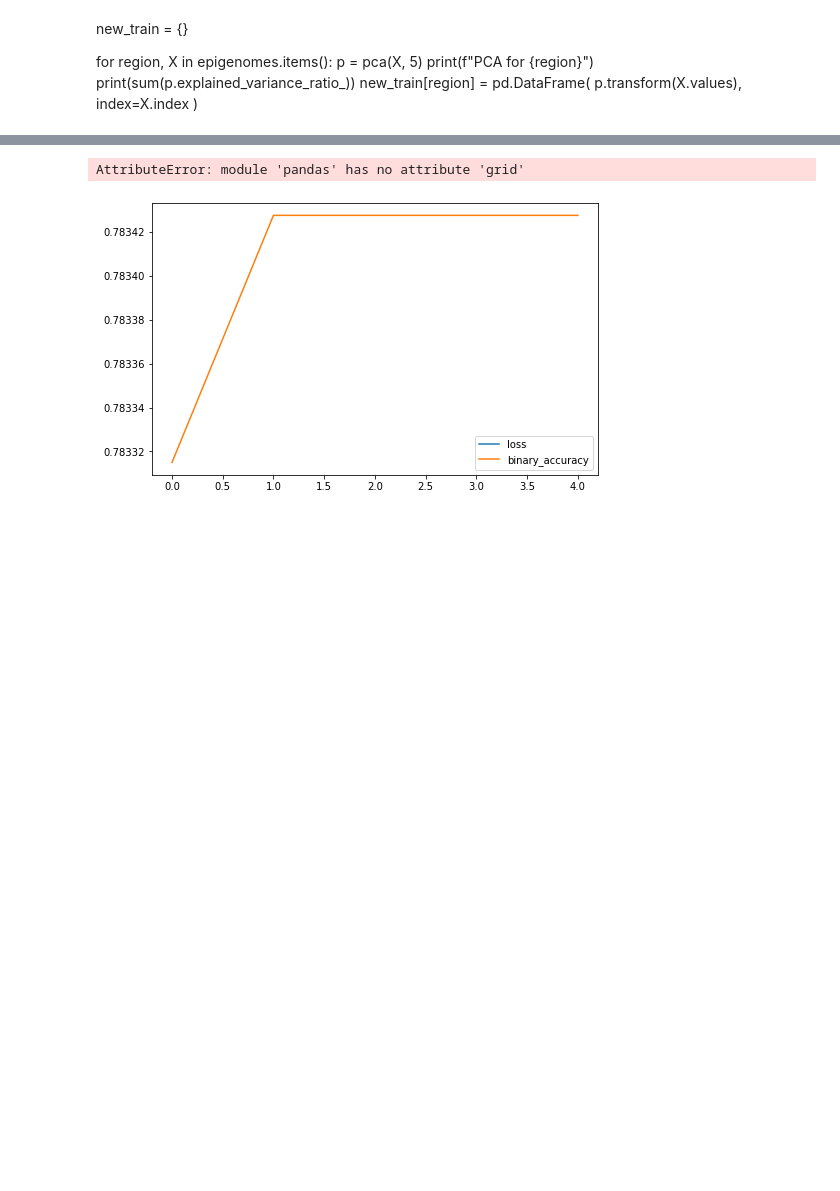
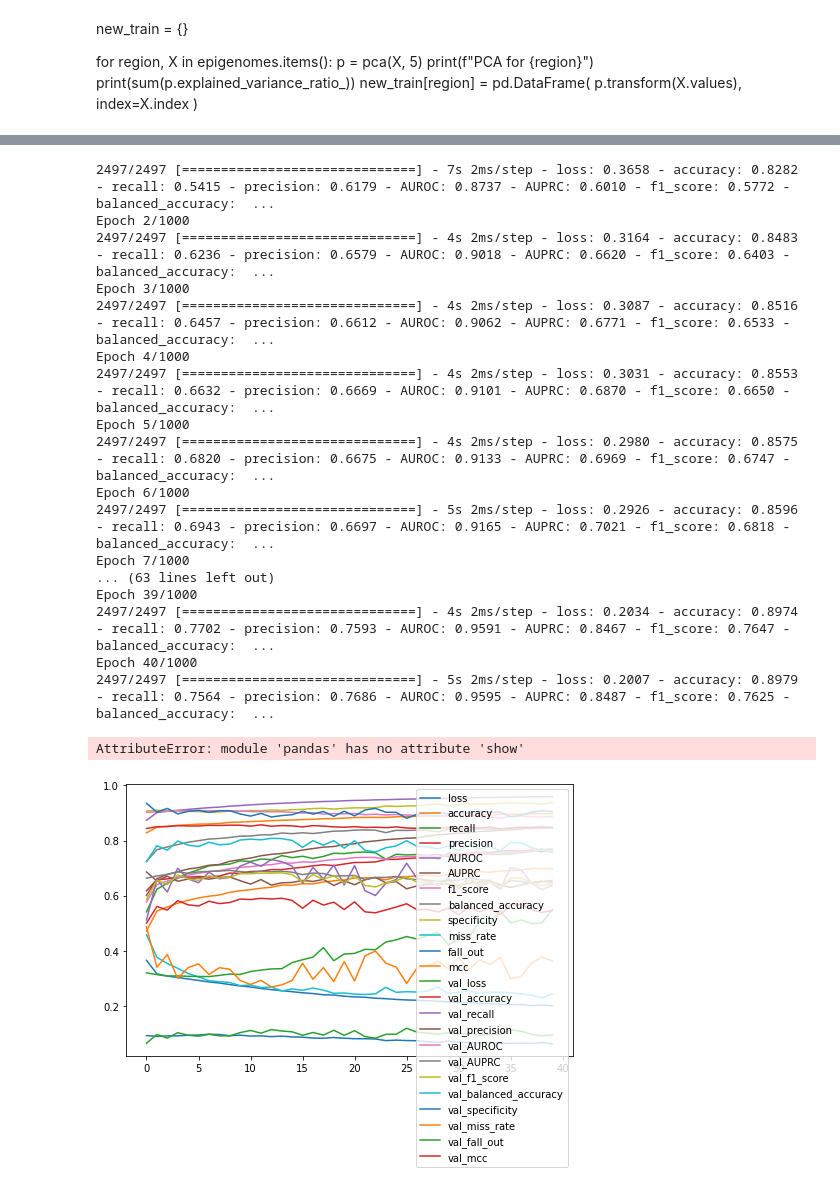
Before and after one commit to Stefano-t/multimodal-k562-cell-line-prediction, a Jupyter notebook: k562_prediction.ipynb, the cells around one changed output, grey strips where cells are left out. Drawn from its saved outputs; the diff is of its cells as text; code cells hidden in the pictures; blank space fills up the shorter version.

Commit message:
ffnn: add metrics and validation

```diff
--- a/k562_prediction.ipynb
+++ b/k562_prediction.ipynb
@@ -154,19 +136,9 @@ def drop_constant_features(X: pd.DataFrame) -> (pd.DataFrame, bool):
     constant_feature_selector = VarianceThreshold()
     new_X = constant_feature_selector.fit_transform(X)
     return (new_X, new_X.shape[1] != X.shape[1])
-# %%
-for region, X in epigenomes.items():
-    X_new, ok = drop_constant_features(X)
-    if ok:
-        epigenomes[region] = X_new
-    else:
-        print(f"{region} doesn't have costant features.")
 # %%
 def impute_with_median(X: pd.DataFrame) -> pd.DataFrame:
     return X.fillna(X.median())
-# %%
-for region, X in epigenomes.items():
-   epigenomes[region] = impute_with_median(X)
 # %%
 from sklearn.preprocessing import RobustScaler
 
@@ -176,6 +148,17 @@ def robust_scaler(X: pd.DataFrame) -> pd.DataFrame:
         columns=X.columns,
         index=X.index
     )
+# %%
+def preprocess_dataset(
+    X: pd.DataFrame,
+    region: str
+) -> pd.DataFrame:
+    X_new, ok = drop_constant_features(X)
+    if not ok:
+        print(f"{region} doesn't have costant features.")
+        X_new = X
+    X_new = impute_with_median(X_new)
+    return robust_scaler(X_new)
 # %%
 for region, X in epigenomes.items():
-   epigenomes[region] = robust_scaler(X)
+    epigenomes[region] = preprocess_dataset(X, region)
@@ -643,19 +649,28 @@ for region, X in epigenomes.items():
         ffnn.compile(
             optimizer="nadam",
             loss="binary_crossentropy",
-            metrics=["binary_accuracy"]
+            metrics=get_standard_binary_metrics()
         )
 
         print(ffnn.summary())
 
         history = ffnn.fit(
-            train_X, train_y,
-            epochs=50,
-            callbacks=[EarlyStopping(monitor="binary_accuracy", patience=3)]
+            train_X,
+            train_y,
+            validation_data=(test_X, test_y),
+            epochs=1000,
+            callbacks=[
+                EarlyStopping(
+                    monitor="loss",
+                    patience=2,
+                    min_delta=1e-3,
+                    mode="min"
+                )
+            ]
         )
         pd.DataFrame(history.history).plot(figsize=(8, 5))
-        pd.grid(True)
-        pd.show()
+        plt.grid(True)
+        plt.show()
         break
 # %% [output]
 Model: "BinaryClassificationFFNN"
@@ -678,2 +693,19 @@ Epoch 5/50
-AttributeError: module 'pandas' has no attribute 'grid'
+2497/2497 [==============================] - 7s 2ms/step - loss: 0.3658 - accuracy: 0.8282 - recall: 0.5415 - precision: 0.6179 - AUROC: 0.8737 - AUPRC: 0.6010 - f1_score: 0.5772 - balanced_accuracy:  ...
+Epoch 2/1000
+2497/2497 [==============================] - 4s 2ms/step - loss: 0.3164 - accuracy: 0.8483 - recall: 0.6236 - precision: 0.6579 - AUROC: 0.9018 - AUPRC: 0.6620 - f1_score: 0.6403 - balanced_accuracy:  ...
+Epoch 3/1000
+2497/2497 [==============================] - 4s 2ms/step - loss: 0.3087 - accuracy: 0.8516 - recall: 0.6457 - precision: 0.6612 - AUROC: 0.9062 - AUPRC: 0.6771 - f1_score: 0.6533 - balanced_accuracy:  ...
+Epoch 4/1000
+2497/2497 [==============================] - 4s 2ms/step - loss: 0.3031 - accuracy: 0.8553 - recall: 0.6632 - precision: 0.6669 - AUROC: 0.9101 - AUPRC: 0.6870 - f1_score: 0.6650 - balanced_accuracy:  ...
+Epoch 5/1000
+2497/2497 [==============================] - 4s 2ms/step - loss: 0.2980 - accuracy: 0.8575 - recall: 0.6820 - precision: 0.6675 - AUROC: 0.9133 - AUPRC: 0.6969 - f1_score: 0.6747 - balanced_accuracy:  ...
+Epoch 6/1000
+2497/2497 [==============================] - 5s 2ms/step - loss: 0.2926 - accuracy: 0.8596 - recall: 0.6943 - precision: 0.6697 - AUROC: 0.9165 - AUPRC: 0.7021 - f1_score: 0.6818 - balanced_accuracy:  ...
+Epoch 7/1000
+... (63 lines left out)
+Epoch 39/1000
+2497/2497 [==============================] - 4s 2ms/step - loss: 0.2034 - accuracy: 0.8974 - recall: 0.7702 - precision: 0.7593 - AUROC: 0.9591 - AUPRC: 0.8467 - f1_score: 0.7647 - balanced_accuracy:  ...
+Epoch 40/1000
+2497/2497 [==============================] - 5s 2ms/step - loss: 0.2007 - accuracy: 0.8979 - recall: 0.7564 - precision: 0.7686 - AUROC: 0.9595 - AUPRC: 0.8487 - f1_score: 0.7625 - balanced_accuracy:  ...
+AttributeError: module 'pandas' has no attribute 'show'
-[figure, old version]
+[figure, new version]
```
Also changed, not shown: parts of 11 cells of this notebook.
